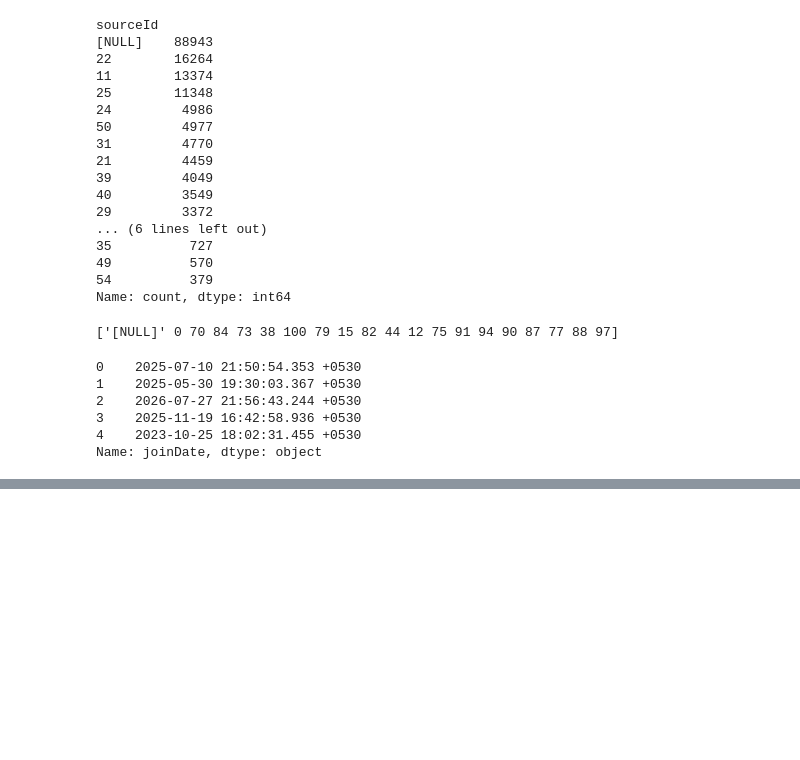
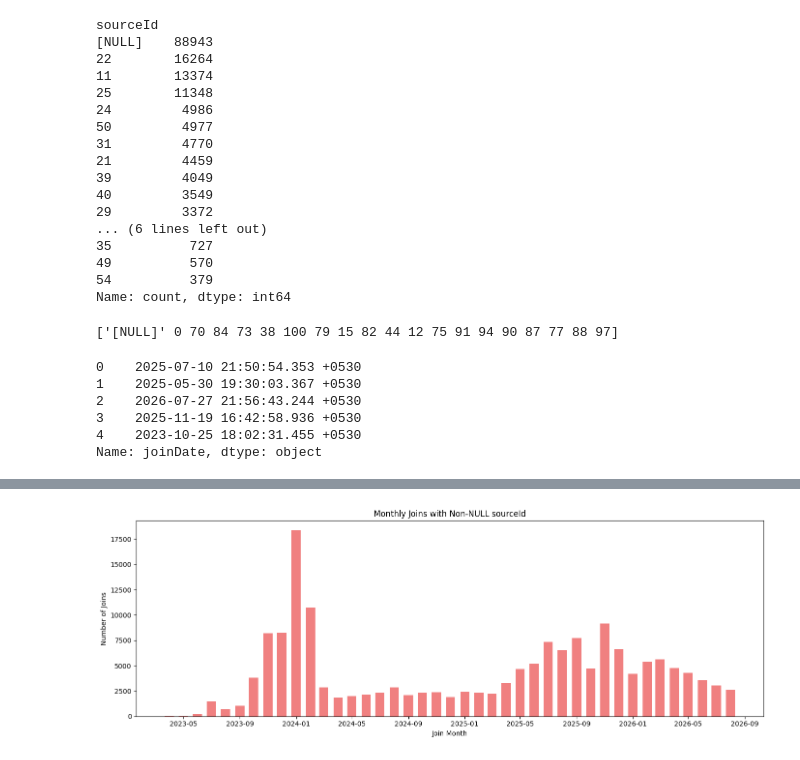
Before and after one commit to routparam12/Python_qns, a Jupyter notebook: Panelist_behaviour_check.ipynb, the cells around one changed output, grey strips where cells are left out. Saved outputs shown, nothing was run; the diff lists cells and outputs as text; code cells hidden in the pictures; blank space fills up the shorter version.

```diff
--- a/Panelist_behaviour_check.ipynb
+++ b/Panelist_behaviour_check.ipynb
@@ -103,0 +149,10 @@ unparsed dates: 0
+# %%
+fig, ax = plt.subplots(figsize=(14, 5))
+ax.bar(monthly.join_month, monthly.sourced, width=20, color='lightcoral')
+ax.set_title('Monthly Joins with Non-NULL sourceId')
+ax.set_xlabel('Join Month')
+ax.set_ylabel('Number of Joins')
+plt.tight_layout()
+plt.show()
+# %% [output]
+[figure, added]
```
Also changed, not shown: parts of 9 cells of this notebook.
